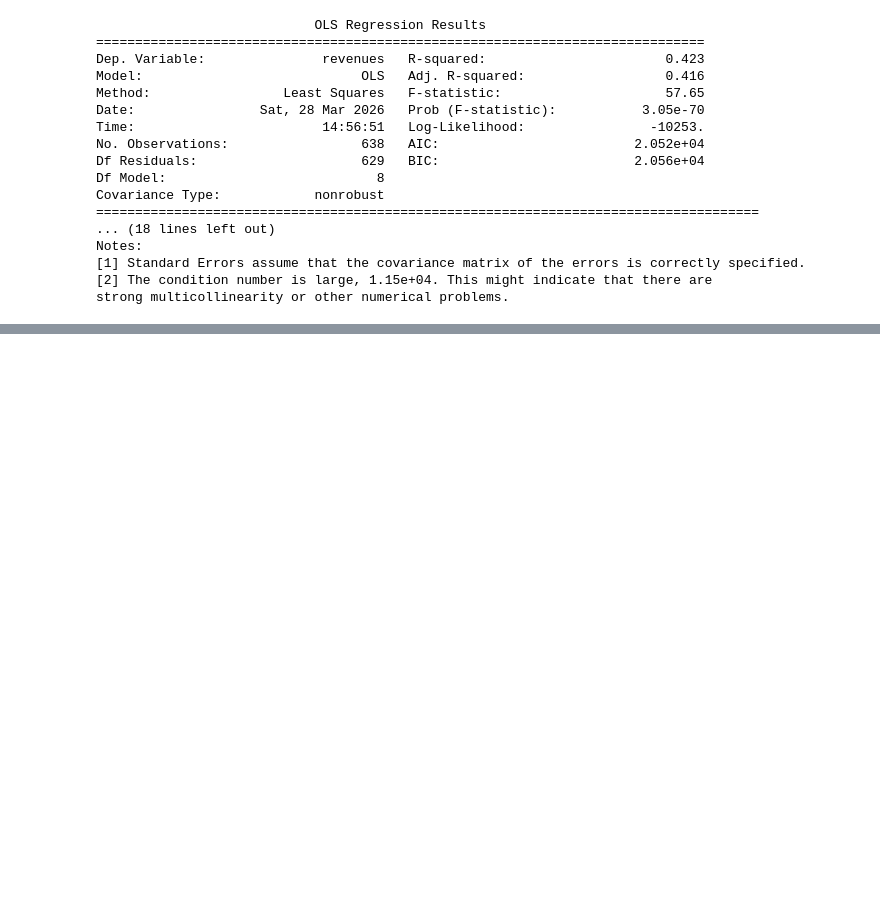
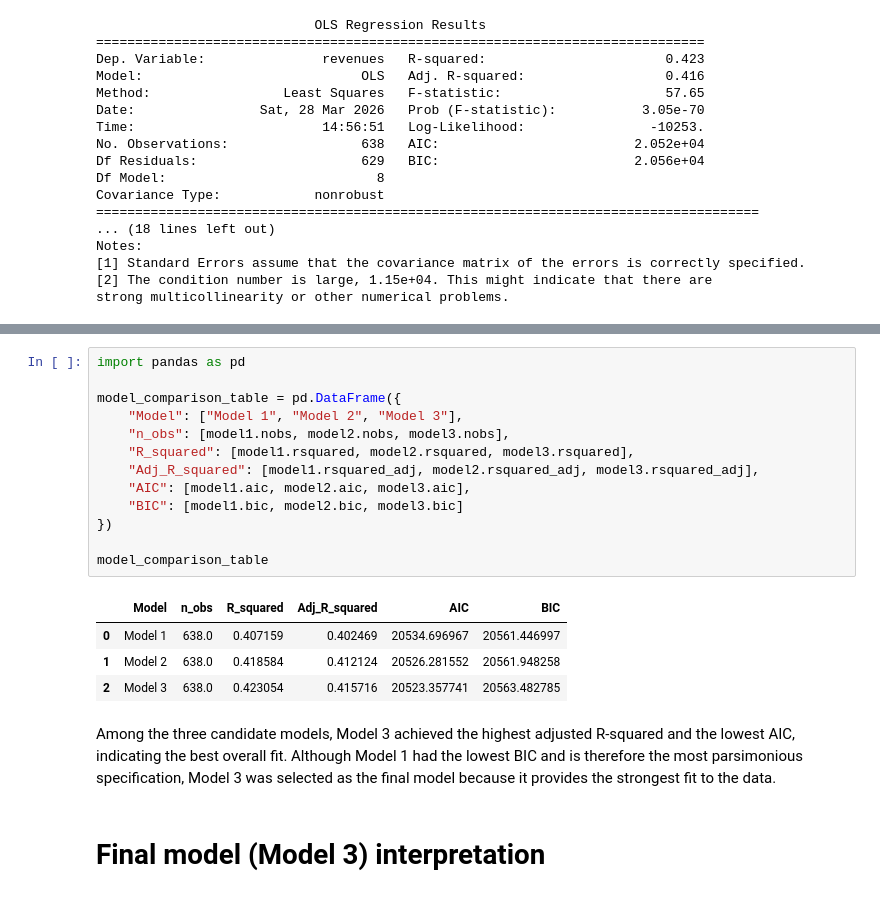
Before and after one commit to xiaolingsundberg/CovidOnLottery, a Jupyter notebook: covid_on_lottery.ipynb, the cells around one changed output, grey strips where cells are left out. Drawn from its saved outputs; the diff is of its cells as text; blank space fills up the shorter version.

```diff
--- a/covid_on_lottery.ipynb
+++ b/covid_on_lottery.ipynb
@@ -549,0 +617,22 @@ strong multicollinearity or other numerical problems.
+# %%
+import pandas as pd
+
+model_comparison_table = pd.DataFrame({
+    "Model": ["Model 1", "Model 2", "Model 3"],
+    "n_obs": [model1.nobs, model2.nobs, model3.nobs],
+    "R_squared": [model1.rsquared, model2.rsquared, model3.rsquared],
+    "Adj_R_squared": [model1.rsquared_adj, model2.rsquared_adj, model3.rsquared_adj],
+    "AIC": [model1.aic, model2.aic, model3.aic],
+    "BIC": [model1.bic, model2.bic, model3.bic]
+})
+
+model_comparison_table
+# %% [output]
+|  | Model | n_obs | R_squared | Adj_R_squared | AIC | BIC |
+| 0 | Model 1 | 638.0 | 0.407159 | 0.402469 | 20534.696967 | 20561.446997 |
+| 1 | Model 2 | 638.0 | 0.418584 | 0.412124 | 20526.281552 | 20561.948258 |
+| 2 | Model 3 | 638.0 | 0.423054 | 0.415716 | 20523.357741 | 20563.482785 |
+# %% [markdown]
+Among the three candidate models, Model 3 achieved the highest adjusted R-squared and the lowest AIC, indicating the best overall fit. Although Model 1 had the lowest BIC and is therefore the most parsimonious specification, Model 3 was selected as the final model because it provides the strongest fit to the data.
+# %% [markdown]
+# Final model (Model 3) interpretation
```
Also changed, not shown: parts of 7 cells of this notebook.
